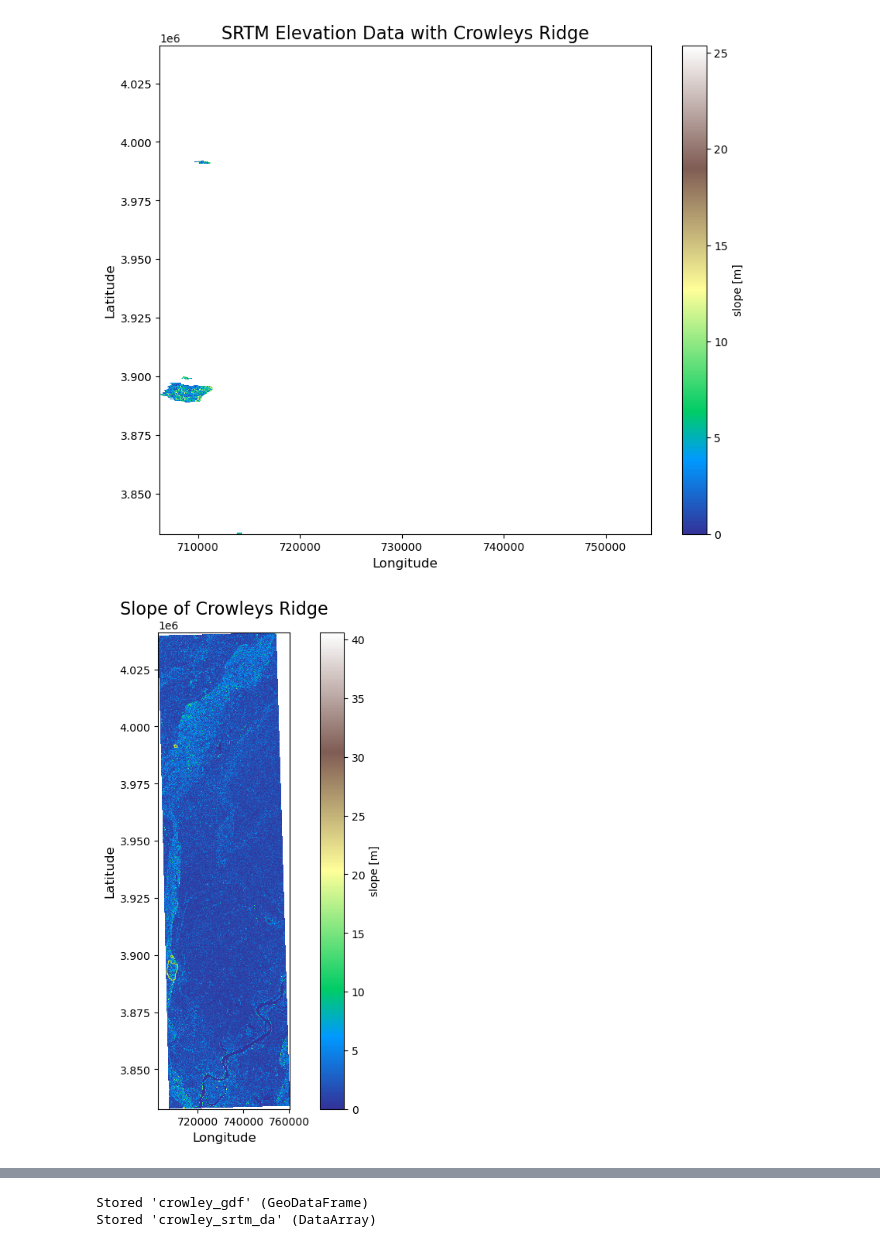
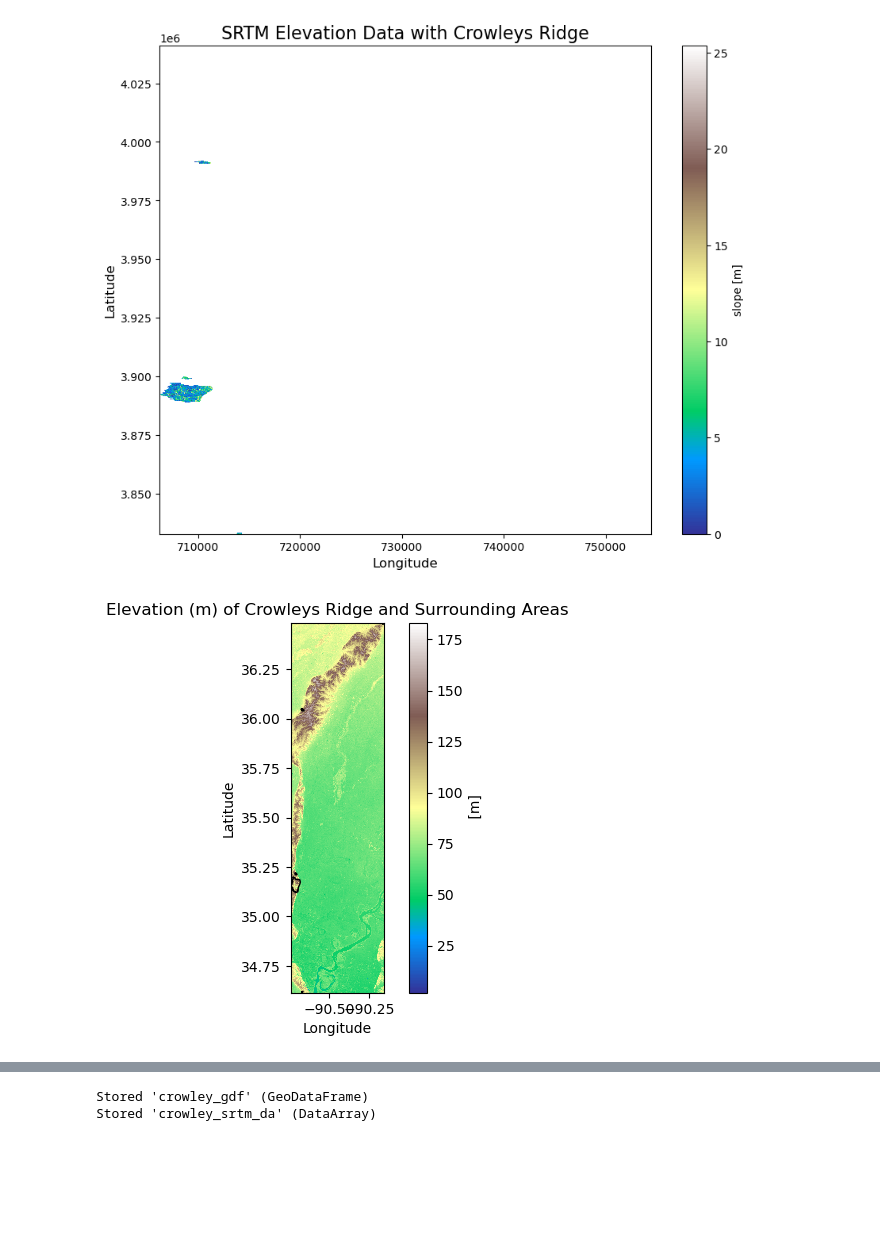
Before and after one commit to earthlab-education/habitat-suitability-ZimmZone, a Jupyter notebook: 03_crowley_soil_data_suitibility.ipynb, the cells around one changed output, grey strips where cells are left out. Drawn from its saved outputs; the diff is of its cells as text; code cells hidden in the pictures; blank space fills up the shorter version.

Commit message:
Bug bashing elevation data

```diff
--- a/03_crowley_soil_data_suitibility.ipynb
+++ b/03_crowley_soil_data_suitibility.ipynb
@@ -272,8 +262,7 @@ ND01_Watershed_Defor_1159 LBA-ECO ND-01 Watershed Deforestation from Landsat TM
 # %% [markdown]
 # Crowley's Ridge
 # %%
-# Define data search for Crowley's Ridge
-crowley_srtm_pattern = os.path.join(crowley_elevation_dir, '*.hgt.zip') # I feel there is a way to make this a function but I am running out of time
+# Define data search for Crowley's Ridge# I feel there is a way to make this a function but I am running out of time
 
 # Define bounds for Crowley's Ridge
 bounds_crowley = tuple(crowley_gdf.total_bounds)
@@ -355,22 +344,20 @@ plt.show()
 # %%
 # Calculate the slope
 crowley_slope_da = xrspatial.slope(crowley_srtm_project_da)
 
 # Initialize a figure and axis
-fig, ax = plt.subplots(figsize=(10, 8))  # You can adjust the figure size
-
-# Plot the slope on the specified axis
-crowley_slope_da.plot(ax=ax, cmap='terrain')
+# fig, ax = plt.subplots(figsize=(10, 8))  # You can adjust the figure size
 
 # Add the Habitat 1 boundary
-crowley_gdf.to_crs(utm15_epsg).boundary.plot(ax=ax, color='yellow', linewidth=.5)
+# crowley_gdf.to_crs(utm15_epsg).boundary.plot(ax=ax, color='black', linewidth=.5)
 
-# Add a title and labels
-ax.set_title('Slope of Crowleys Ridge', fontsize=16)
-ax.set_xlabel('Longitude', fontsize=12)
-ax.set_ylabel('Latitude', fontsize=12)
+# Check SRTM data w/Crowley's Ridge plotted on top
+crowley_srtm_da.plot(cmap='terrain')
 
-# Display the plot
+crowley_gdf.boundary.plot(ax = plt.gca(), color='black', linewidth=1)
+plt.title('Elevation (m) of Crowleys Ridge and Surrounding Areas')
+plt.ylabel('Latitude')
+plt.xlabel('Longitude')
 plt.show()
 # %% [output]
-[figure, old version]
+[figure, new version]
```
Also changed, not shown: parts of 4 cells of this notebook, 2 other files.
